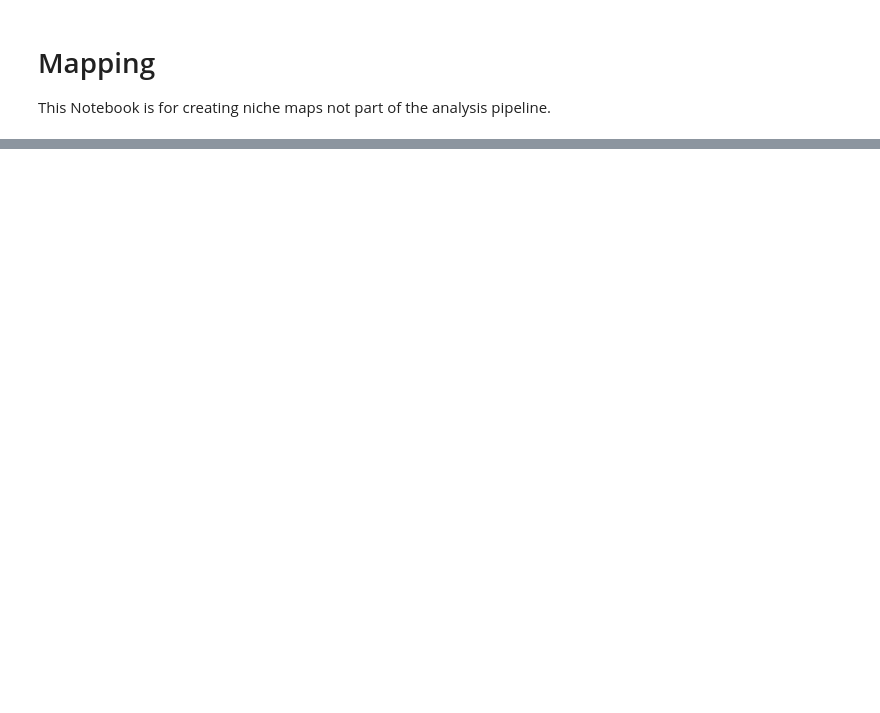
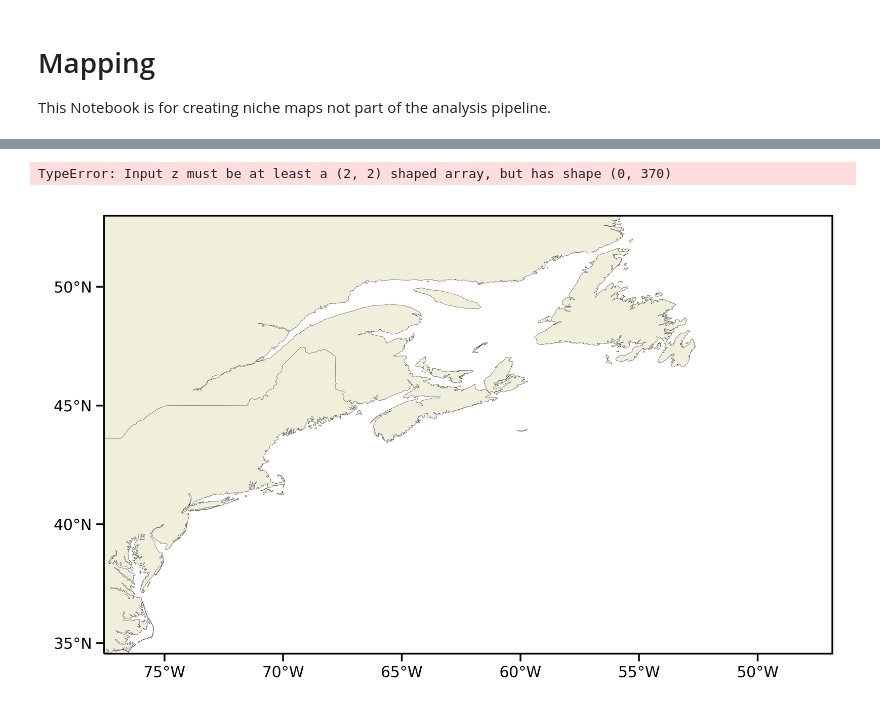
Before and after one commit to KarstenEconomou/marine-spatial-structure, a Jupyter notebook: tools/mapping.ipynb, the cells around one changed output, grey strips where cells are left out. Cells and saved outputs as stored; diff of their text form; code cells hidden in the pictures; blank space fills up the shorter version.

```diff
--- a/tools/mapping.ipynb
+++ b/tools/mapping.ipynb
@@ -42,0 +16,14 @@ ax.add_feature(cfeature.OCEAN)
+# %%
+# https://www.uesleisutil.com.br/etopo1-plotting-etopo1-w-xarray-cartopy-using-jupyter-nb.html
+
+data = xr.open_dataset(Path.cwd() / 'data' / 'etopo1.nc', engine='netcdf4')
+print(data)
+
+data = data.sel(
+    x=slice(LEFT_BOUND, RIGHT_BOUND),
+    y=slice(BOTTOM_BOUND, TOP_BOUND),
+)
+
+lons = data.x
+lats = data.y
+bathys = data.z
@@ -42,0 +57,32 @@ ax.add_feature(cfeature.OCEAN)
+# %%
+fig = create_figure()
+ax = create_axis(fig)
+
+# Add land features
+country_borders = cfeature.NaturalEarthFeature(
+    category='cultural',
+    name='admin_0_boundary_lines_land',
+    scale='10m',
+    edgecolor='black',
+    linewidth=0.1,
+    zorder=2,
+    facecolor=cfeature.COLORS['land'],
+)
+ax.add_feature(country_borders)
+
+# Add isobaths
+isobaths = [-510, -100, -60]
+contour = ax.contour(
+    gaussian_filter(lons,2),
+    gaussian_filter(lats, 2),
+    gaussian_filter(bathys,2),
+    isobaths,
+    colors='black',
+    linewidths=0.7,
+    linestyles='solid',
+    latlon=True,
+    transform=ccrs.PlateCarree()
+)
+# %% [output]
+TypeError: Input z must be at least a (2, 2) shaped array, but has shape (0, 370)
+[figure, added]
```
Also changed, not shown: parts of 4 cells of this notebook, 6 other files.
